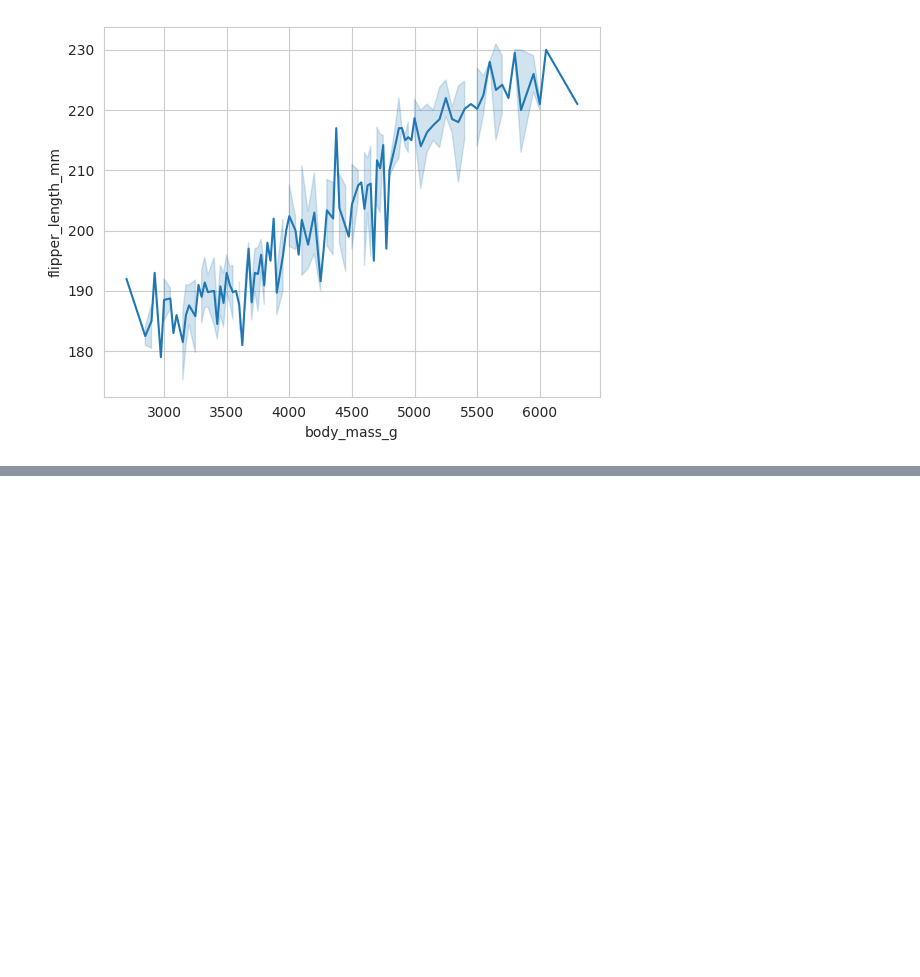
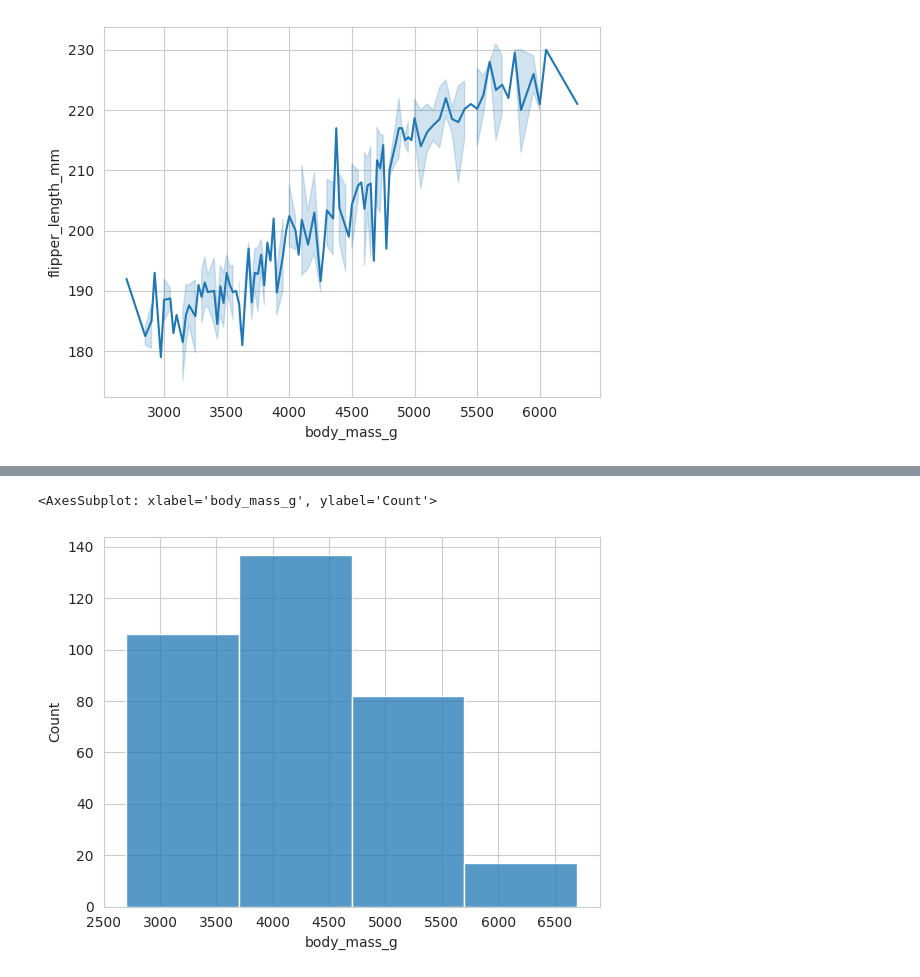
Before and after one commit to Marvjowa/seaborn-examples, a Jupyter notebook: seaborn-example.ipynb, the cells around one changed output, grey strips where cells are left out. Saved outputs shown, nothing was run; the diff lists cells and outputs as text; code cells hidden in the pictures; blank space fills up the shorter version.

```diff
--- a/seaborn-example.ipynb
+++ b/seaborn-example.ipynb
@@ -32,0 +79,8 @@ sns.lineplot(data=penguins, x="body_mass_g", y="flipper_length_mm")
+# %%
+# You can specify the number of bins with two parameters: binwidth and bins
+# with binwidth you specify the range of each bin
+# while bin specifies the number of bins across the value range
+sns.histplot(penguins, x="body_mass_g", binwidth=1000)
+# %% [output]
+<AxesSubplot: xlabel='body_mass_g', ylabel='Count'>
+[figure, added]
```
Also changed, not shown: parts of 38 cells of this notebook.
